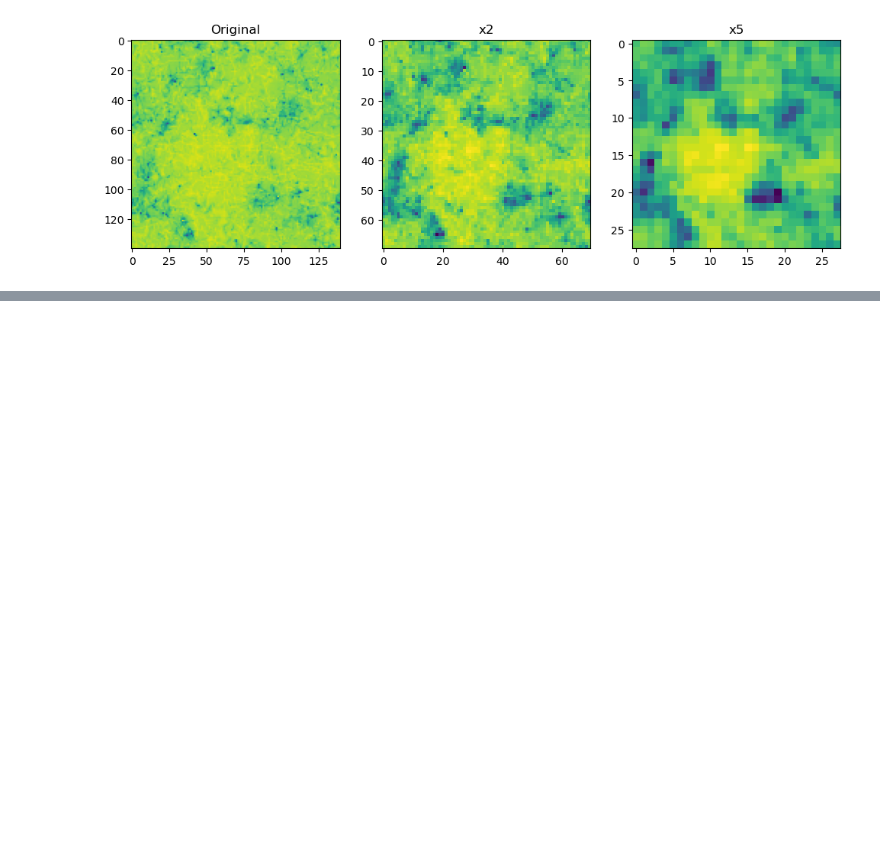
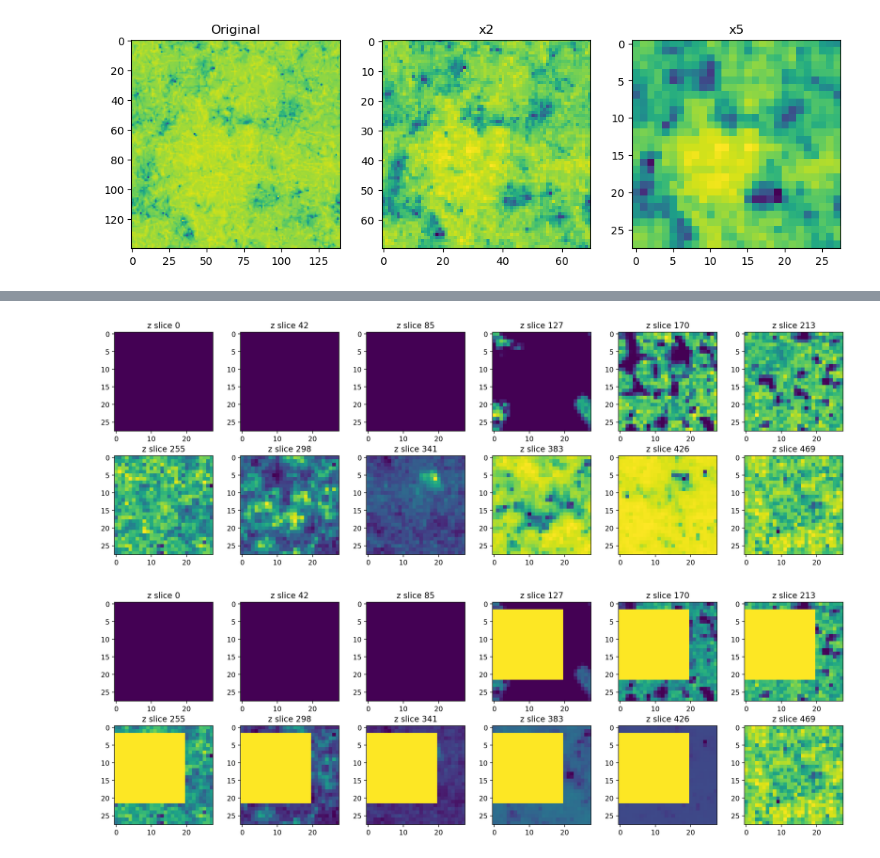
Before and after one commit to heidelberg-hepml/skatr, a Jupyter notebook: notebooks/visualization.ipynb, the cells around one changed output, grey strips where cells are left out. Cells and saved outputs as stored; diff of their text form; code cells hidden in the pictures; blank space fills up the shorter version.

```diff
--- a/notebooks/visualization.ipynb
+++ b/notebooks/visualization.ipynb
@@ -47,0 +141,22 @@ compare_resolutions(-1)
+# %%
+lc = np.load('/remote/gpu02/ore/data/x5/run53.npz')['image']
+lc_patches = to_patches(torch.from_numpy(lc))
+masked_patches = random_mask_block_patches(lc_patches)
+masked_lc = from_patches(masked_patches)
+# %%
+num_slices = 12
+fig, ax = plt.subplots(2, num_slices//2, figsize=(num_slices*1.3, 4*1.3), dpi=200)
+for i, idx in enumerate(np.linspace(0, lc.shape[2]-1, num_slices)):
+    ax[i//6, i%6].imshow(lc[:, :, int(idx)])
+    ax[i//6, i%6].set_title(f'z slice {int(idx)}')
+plt.tight_layout()
+plt.show()
+fig, ax = plt.subplots(2, num_slices//2, figsize=(num_slices*1.3, 4*1.3), dpi=200)
+for i, idx in enumerate(np.linspace(0, lc.shape[2]-1, num_slices)):
+    ax[i//6, i%6].imshow(masked_lc[:, :, int(idx)])
+    ax[i//6, i%6].set_title(f'z slice {int(idx)}')
+plt.tight_layout()
+plt.show()
+# %% [output]
+[figure, added]
+[figure, added]
```
Also changed, not shown: parts of 10 cells of this notebook, 3 other files.
